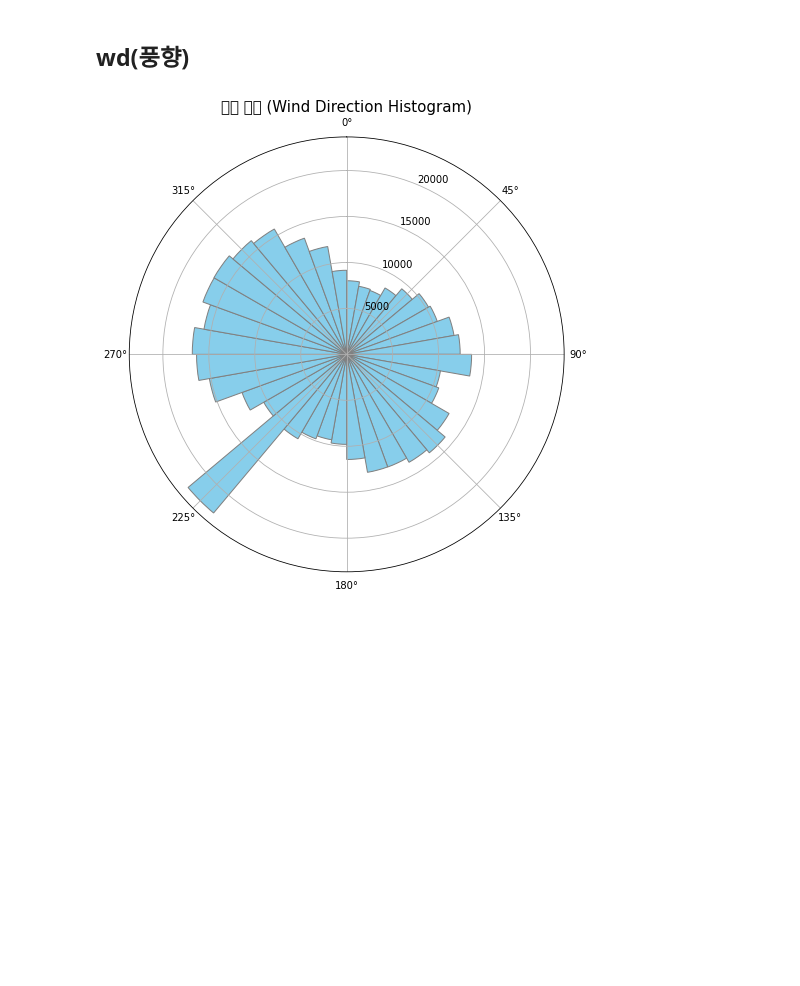
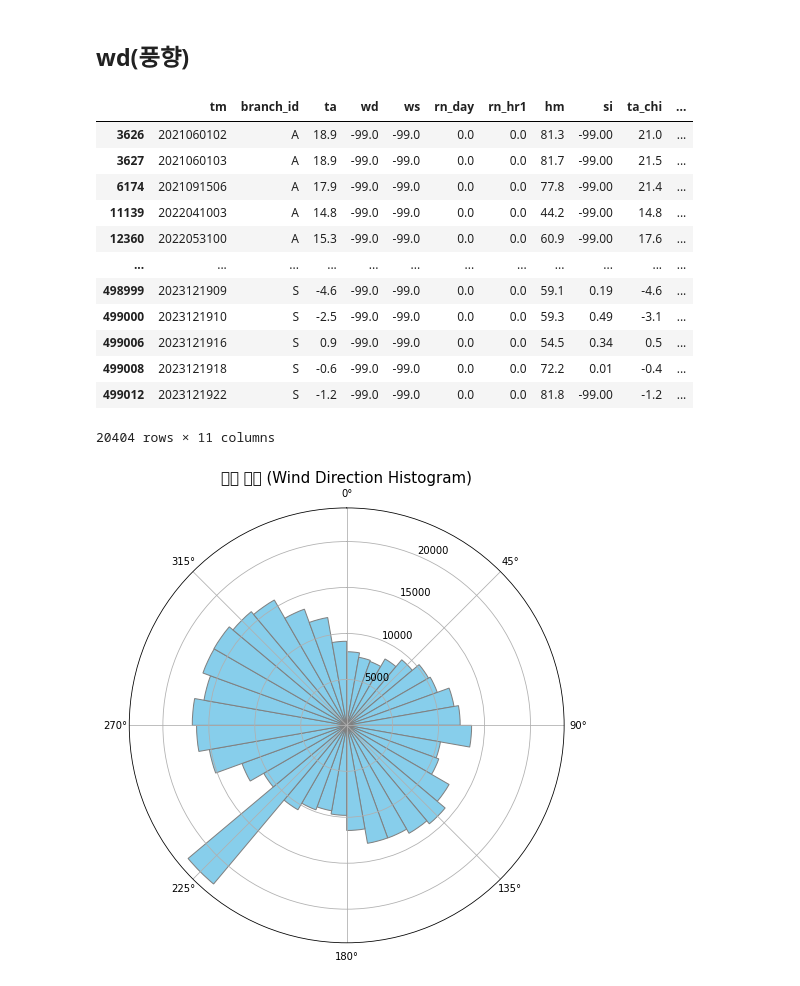
Before and after one commit to CheckNanbang/2025-weather-data-contest, a Jupyter notebook: EDA/jiyeon_EDA.ipynb, the cells around one changed output. Cells and saved outputs as stored; diff of their text form; code cells hidden in the pictures; blank space fills up the shorter version.

```diff
--- a/EDA/jiyeon_EDA.ipynb
+++ b/EDA/jiyeon_EDA.ipynb
@@ -414,5 +420,21 @@ plt.show()
 # %% [markdown]
 ## wd(풍향)
+# %%
+heat[heat['wd'] <0] #전체 음수값 20404  = 18815 (-99인 것) +1589(-9.9인 것)
+# %% [output]
+|  | tm | branch_id | ta | wd | ws | rn_day | rn_hr1 | hm | si | ta_chi | ... |
+| 3626 | 2021060102 | A | 18.9 | -99.0 | -99.0 | 0.0 | 0.0 | 81.3 | -99.00 | 21.0 | ... |
+| 3627 | 2021060103 | A | 18.9 | -99.0 | -99.0 | 0.0 | 0.0 | 81.7 | -99.00 | 21.5 | ... |
+| 6174 | 2021091506 | A | 17.9 | -99.0 | -99.0 | 0.0 | 0.0 | 77.8 | -99.00 | 21.4 | ... |
+| 11139 | 2022041003 | A | 14.8 | -99.0 | -99.0 | 0.0 | 0.0 | 44.2 | -99.00 | 14.8 | ... |
+| 12360 | 2022053100 | A | 15.3 | -99.0 | -99.0 | 0.0 | 0.0 | 60.9 | -99.00 | 17.6 | ... |
+| ... | ... | ... | ... | ... | ... | ... | ... | ... | ... | ... | ... |
+| 498999 | 2023121909 | S | -4.6 | -99.0 | -99.0 | 0.0 | 0.0 | 59.1 | 0.19 | -4.6 | ... |
+| 499000 | 2023121910 | S | -2.5 | -99.0 | -99.0 | 0.0 | 0.0 | 59.3 | 0.49 | -3.1 | ... |
+| 499006 | 2023121916 | S | 0.9 | -99.0 | -99.0 | 0.0 | 0.0 | 54.5 | 0.34 | 0.5 | ... |
+| 499008 | 2023121918 | S | -0.6 | -99.0 | -99.0 | 0.0 | 0.0 | 72.2 | 0.01 | -0.4 | ... |
+| 499012 | 2023121922 | S | -1.2 | -99.0 | -99.0 | 0.0 | 0.0 | 81.8 | -99.00 | -1.2 | ... |
+20404 rows × 11 columns
 # %%
 import numpy as np
 import matplotlib.pyplot as plt
```
Also changed, not shown: parts of 14 cells of this notebook.
